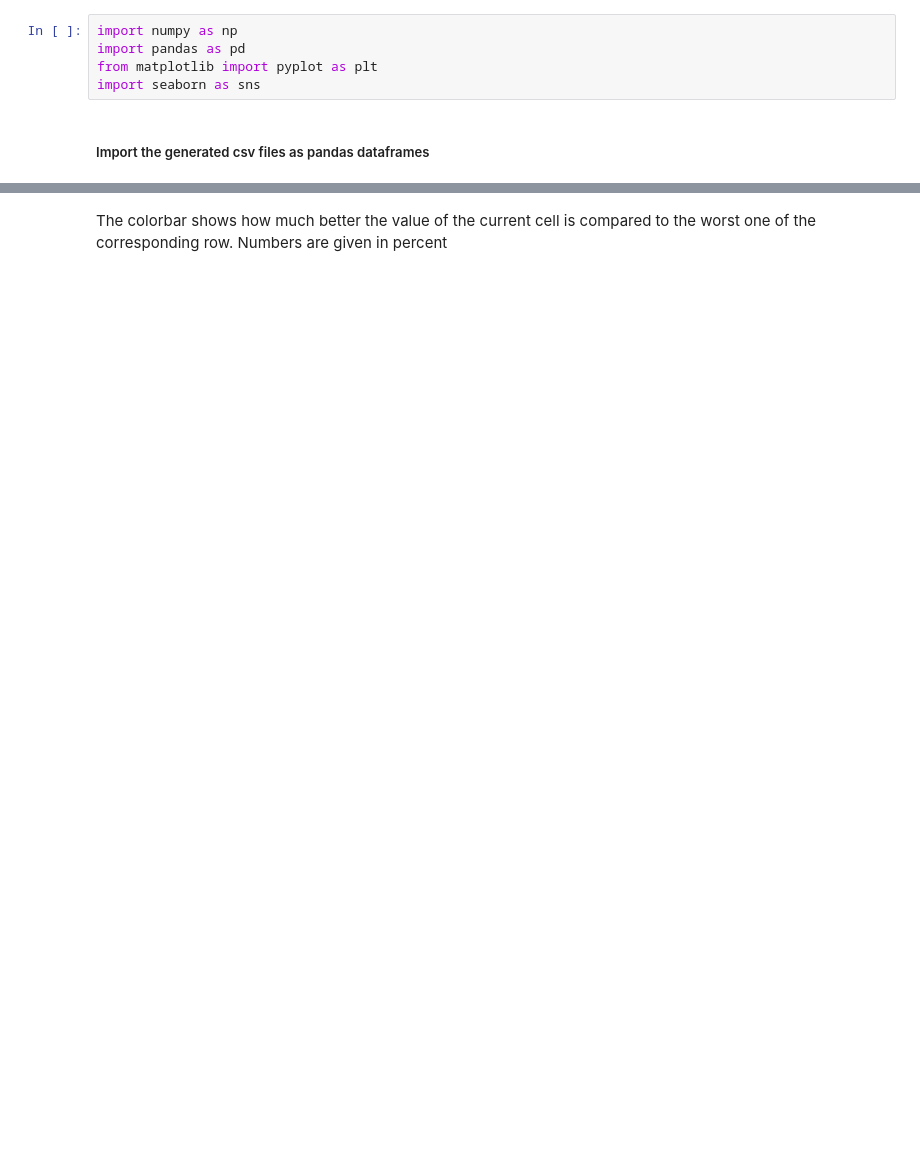
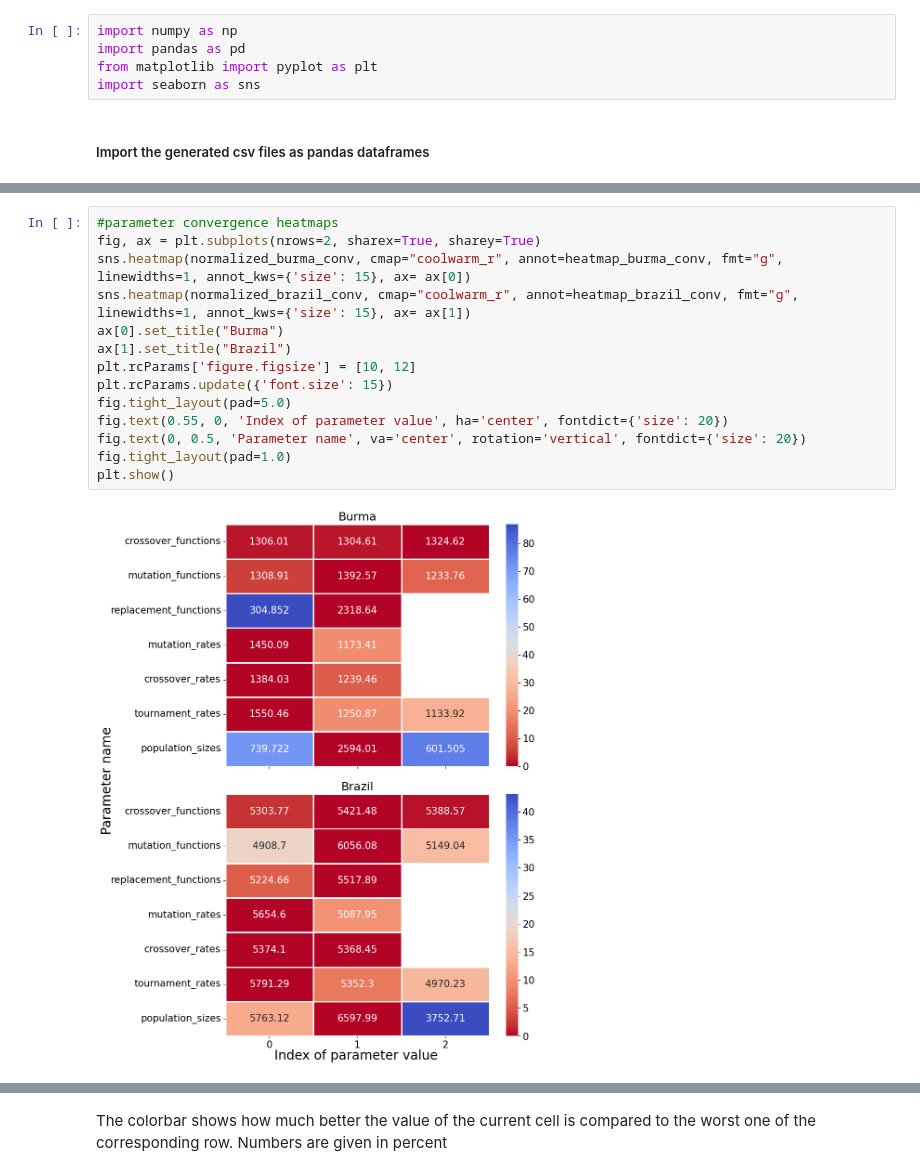
Before and after one commit to franzherm/ea_tsp, a Jupyter notebook: src/data_analysis.ipynb, the cells around one changed output, grey strips where cells are left out. Saved outputs shown, nothing was run; the diff lists cells and outputs as text; blank space fills up the shorter version.

```diff
--- a/src/data_analysis.ipynb
+++ b/src/data_analysis.ipynb
@@ -107,0 +238,16 @@ plt.show()
+# %%
+#parameter convergence heatmaps
+fig, ax = plt.subplots(nrows=2, sharex=True, sharey=True)
+sns.heatmap(normalized_burma_conv, cmap="coolwarm_r", annot=heatmap_burma_conv, fmt="g", linewidths=1, annot_kws={'size': 15}, ax= ax[0])
+sns.heatmap(normalized_brazil_conv, cmap="coolwarm_r", annot=heatmap_brazil_conv, fmt="g", linewidths=1, annot_kws={'size': 15}, ax= ax[1])
+ax[0].set_title("Burma")
+ax[1].set_title("Brazil")
+plt.rcParams['figure.figsize'] = [10, 12]
+plt.rcParams.update({'font.size': 15})
+fig.tight_layout(pad=5.0)
+fig.text(0.55, 0, 'Index of parameter value', ha='center', fontdict={'size': 20})
+fig.text(0, 0.5, 'Parameter name', va='center', rotation='vertical', fontdict={'size': 20})
+fig.tight_layout(pad=1.0)
+plt.show()
+# %% [output]
+[figure, added]
```
Also changed, not shown: parts of 27 cells of this notebook, 12 other files.
